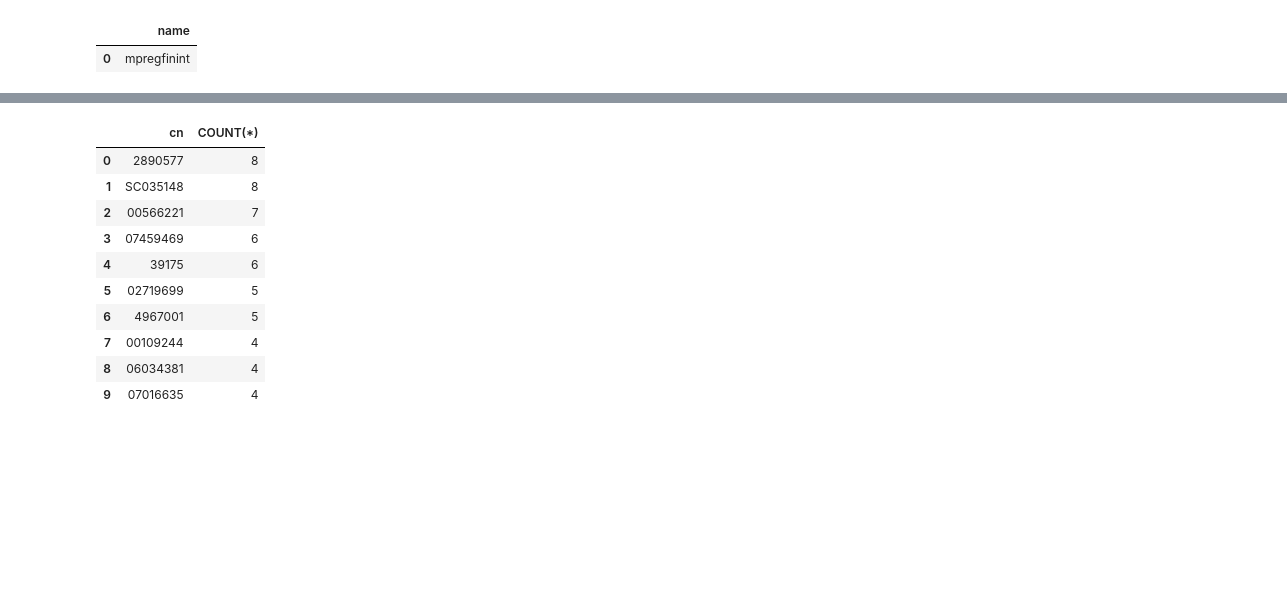
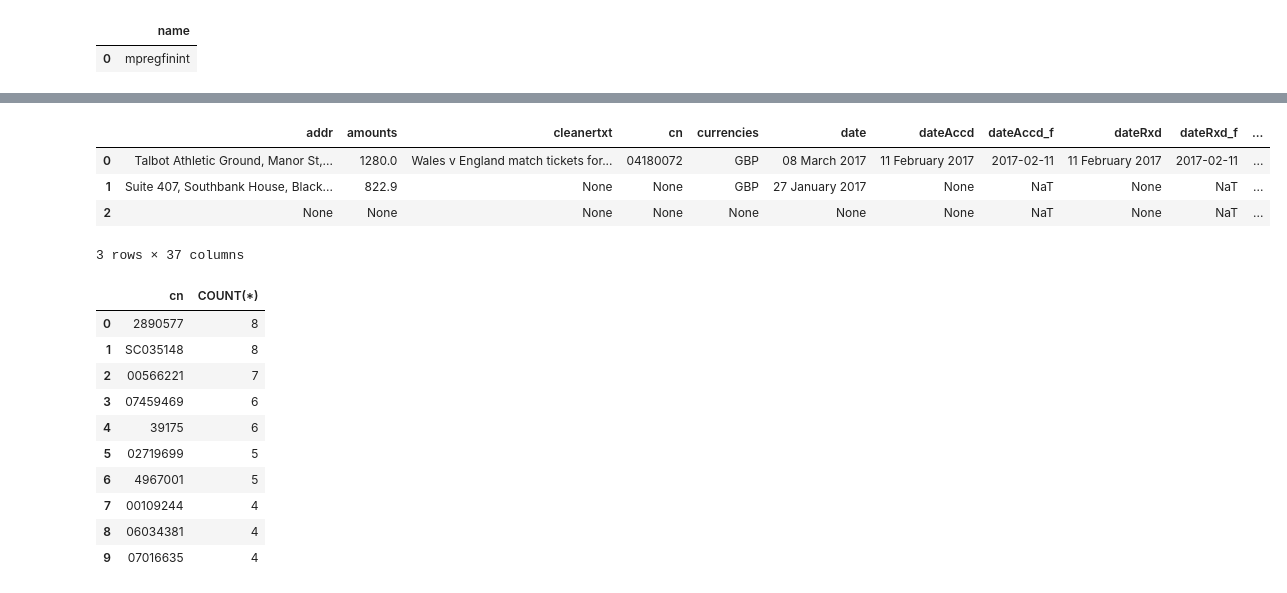
Before and after one commit to psychemedia/parlihacks, a Jupyter notebook: notebooks/MP Register of Interests.ipynb, the cells around one changed output, grey strips where cells are left out. Cells and saved outputs as stored; diff of their text form; code cells hidden in the pictures; blank space fills up the shorter version.

```diff
--- a/notebooks/MP Register of Interests.ipynb
+++ b/notebooks/MP Register of Interests.ipynb
@@ -1388,3 +1394,15 @@ pd.read_sql_query('SELECT COUNT(*) FROM mpregfinint',conn)
+# %%
+q='''
+SELECT *FROM mpregfinint WHERE mpname LIKE '%Kinnock%' LIMIT 3
+'''
+
+pd.read_sql_query(q,conn)
+# %% [output]
+|  | addr | amounts | cleanertxt | cn | currencies | date | dateAccd | dateAccd_f | dateRxd | dateRxd_f | ... |
+| 0 | Talbot Athletic Ground, Manor St,... | 1280.0 | Wales v England match tickets for... | 04180072 | GBP | 08 March 2017 | 11 February 2017 | 2017-02-11 | 11 February 2017 | 2017-02-11 | ... |
+| 1 | Suite 407, Southbank House, Black... | 822.9 | None | None | GBP | 27 January 2017 | None | NaT | None | NaT | ... |
+| 2 | None | None | None | None | None | None | None | NaT | None | NaT | ... |
+3 rows × 37 columns
 # %%
 q='''
 SELECT cn, COUNT(*) FROM mpregfinint WHERE status2='company' GROUP BY cn ORDER BY COUNT(*) DESC LIMIT 10;
```
Also changed, not shown: parts of 8 cells of this notebook.
